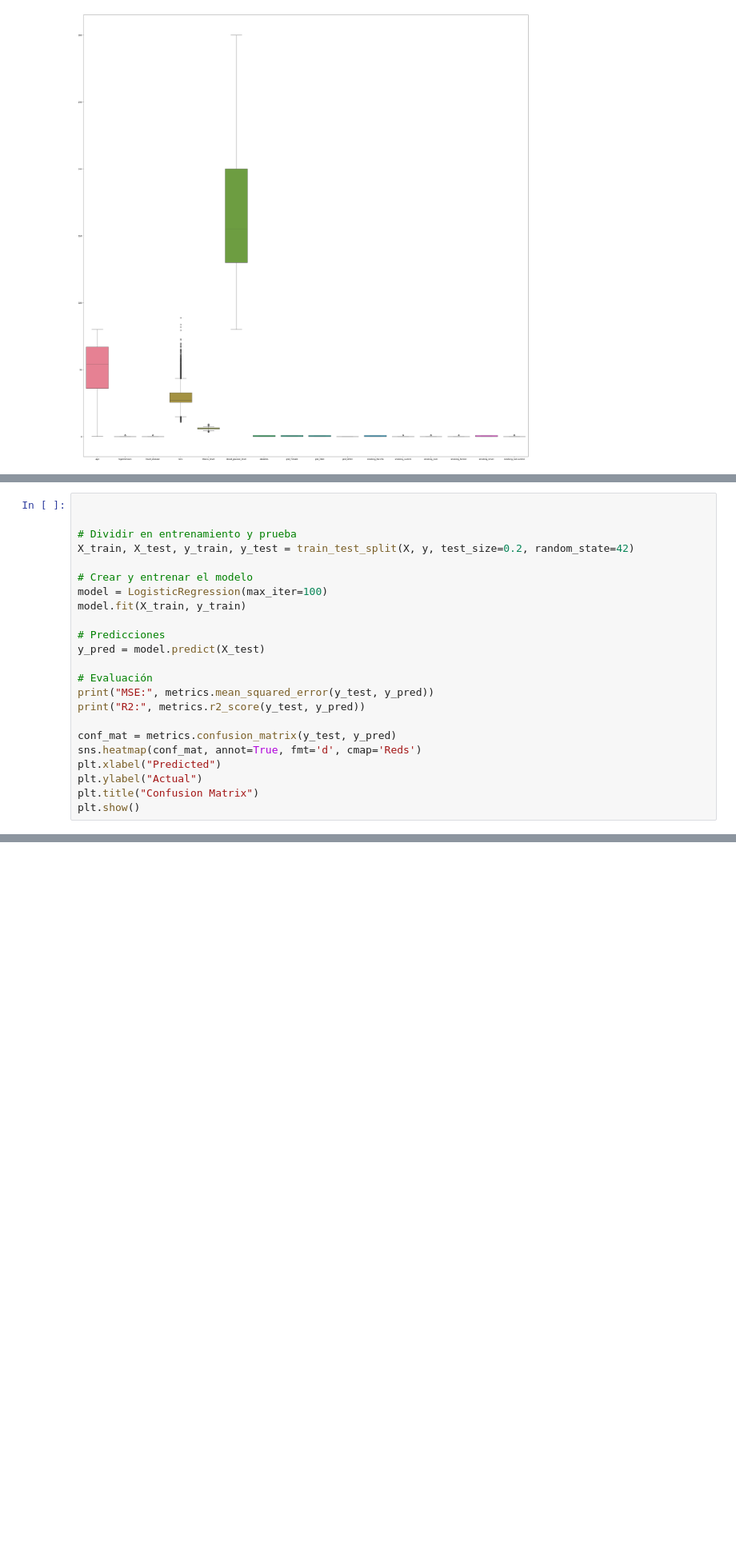
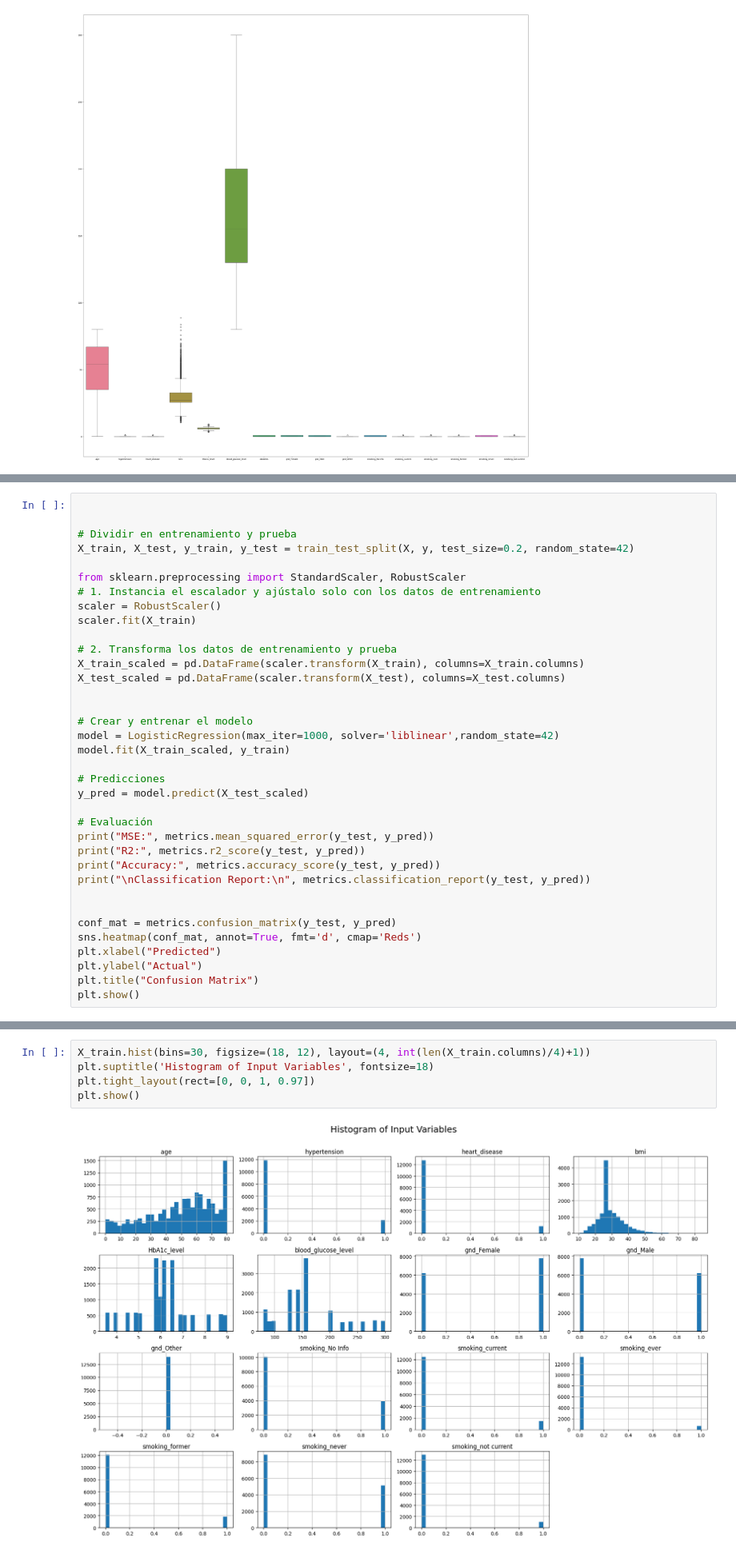
Before and after one commit to cenixeriadev/DiabetesPredictorWeb, a Jupyter notebook: models-ri-ml/prueba.ipynb, the cells around one changed output, grey strips where cells are left out. Shown at 80% size. Drawn from its saved outputs; the diff is of its cells as text; blank space fills up the shorter version.

```diff
--- a/models-ri-ml/prueba.ipynb
+++ b/models-ri-ml/prueba.ipynb
@@ -248,16 +274,29 @@ plt.show()
 # Dividir en entrenamiento y prueba
 X_train, X_test, y_train, y_test = train_test_split(X, y, test_size=0.2, random_state=42)
 
+from sklearn.preprocessing import StandardScaler, RobustScaler
+# 1. Instancia el escalador y ajústalo solo con los datos de entrenamiento
+scaler = RobustScaler()
+scaler.fit(X_train)
+
+# 2. Transforma los datos de entrenamiento y prueba
+X_train_scaled = pd.DataFrame(scaler.transform(X_train), columns=X_train.columns)
+X_test_scaled = pd.DataFrame(scaler.transform(X_test), columns=X_test.columns)
+
+
 # Crear y entrenar el modelo
-model = LogisticRegression(max_iter=100)
-model.fit(X_train, y_train)
+model = LogisticRegression(max_iter=1000, solver='liblinear',random_state=42)
+model.fit(X_train_scaled, y_train)
 
 # Predicciones
-y_pred = model.predict(X_test)
+y_pred = model.predict(X_test_scaled)
 
 # Evaluación
 print("MSE:", metrics.mean_squared_error(y_test, y_pred))
 print("R2:", metrics.r2_score(y_test, y_pred))
+print("Accuracy:", metrics.accuracy_score(y_test, y_pred))
+print("\nClassification Report:\n", metrics.classification_report(y_test, y_pred))
+
 
 conf_mat = metrics.confusion_matrix(y_test, y_pred)
 sns.heatmap(conf_mat, annot=True, fmt='d', cmap='Reds')
@@ -279 +321,8 @@ R2: 0.5004219017393814
 [figure]
+# %%
+X_train.hist(bins=30, figsize=(18, 12), layout=(4, int(len(X_train.columns)/4)+1))
+plt.suptitle('Histogram of Input Variables', fontsize=18)
+plt.tight_layout(rect=[0, 0, 1, 0.97])
+plt.show()
+# %% [output]
+[figure, added]
```
Also changed, not shown: parts of 13 cells of this notebook.
